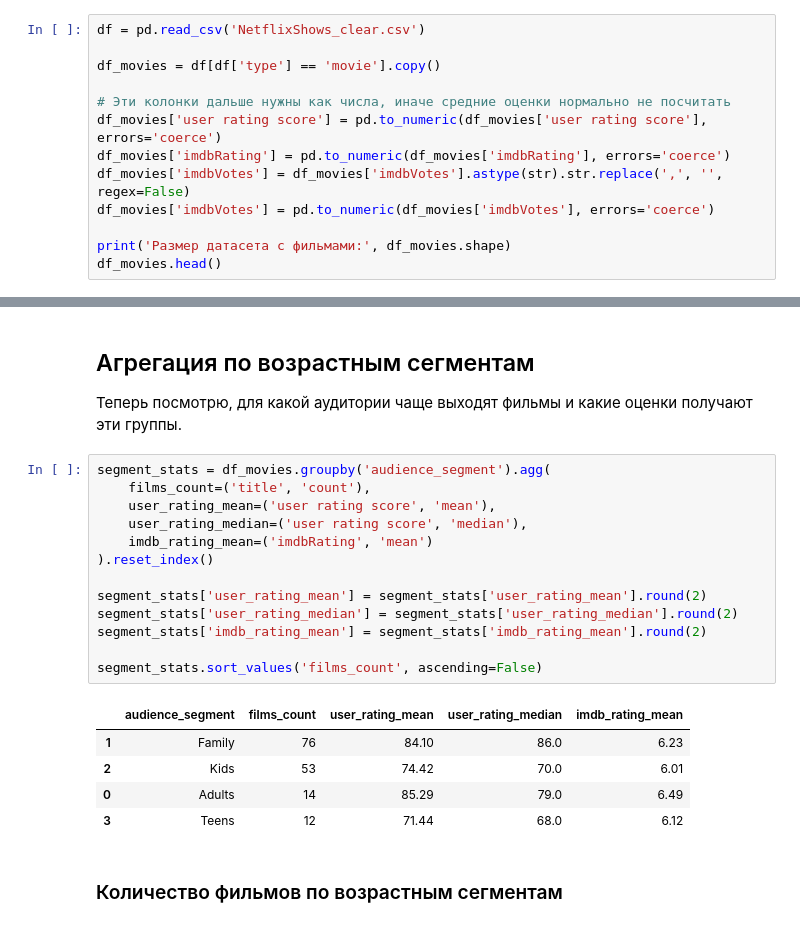
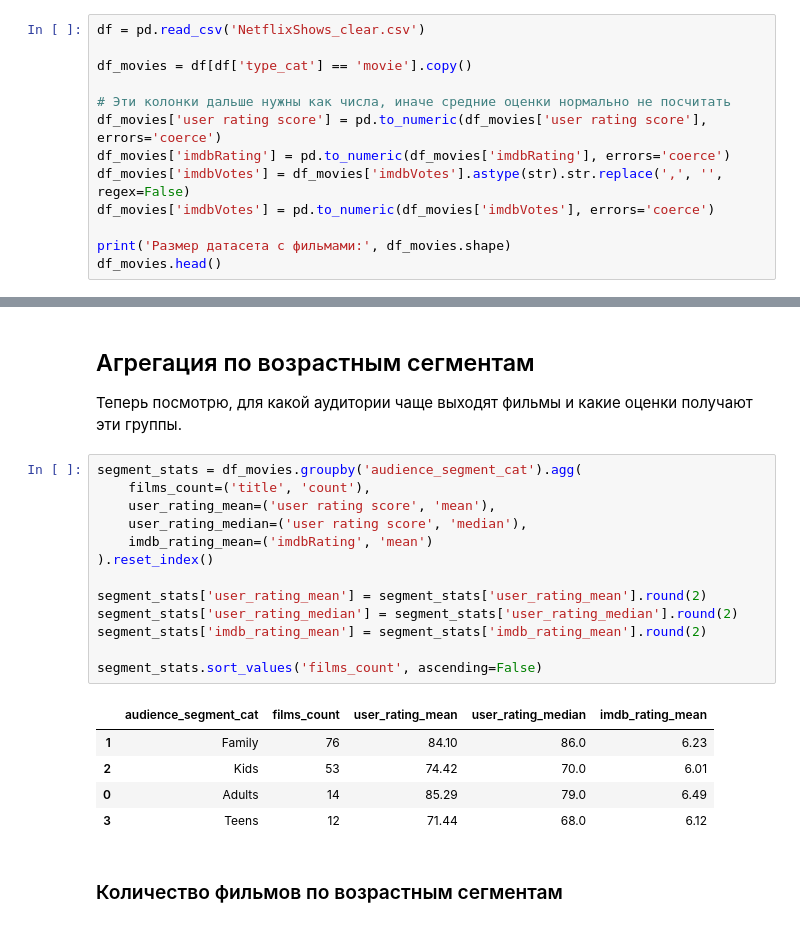
Before and after one commit to dtamendarov/MDS-EDA_Netflix, a Jupyter notebook: 04. Анализ фильмов (Данил).ipynb, the cells around one changed output, grey strips where cells are left out. Cells and saved outputs as stored; diff of their text form.

```diff
--- a/04. Анализ фильмов (Данил).ipynb
+++ b/04. Анализ фильмов (Данил).ipynb
@@ -18,7 +18,7 @@ pd.set_option('display.max_columns', None)
 # %%
 df = pd.read_csv('NetflixShows_clear.csv')
 
-df_movies = df[df['type'] == 'movie'].copy()
+df_movies = df[df['type_cat'] == 'movie'].copy()
 
 # Эти колонки дальше нужны как числа, иначе средние оценки нормально не посчитать
 df_movies['user rating score'] = pd.to_numeric(df_movies['user rating score'], errors='coerce')
@@ -124,20 +124,20 @@ Name: count, dtype: int64
 
 Теперь посмотрю, для какой аудитории чаще выходят фильмы и какие оценки получают эти группы.
 # %%
-segment_stats = df_movies.groupby('audience_segment').agg(
+segment_stats = df_movies.groupby('audience_segment_cat').agg(
     films_count=('title', 'count'),
     user_rating_mean=('user rating score', 'mean'),
     user_rating_median=('user rating score', 'median'),
     imdb_rating_mean=('imdbRating', 'mean')
 ).reset_index()
 
 segment_stats['user_rating_mean'] = segment_stats['user_rating_mean'].round(2)
 segment_stats['user_rating_median'] = segment_stats['user_rating_median'].round(2)
 segment_stats['imdb_rating_mean'] = segment_stats['imdb_rating_mean'].round(2)
 
 segment_stats.sort_values('films_count', ascending=False)
 # %% [output]
-|  | audience_segment | films_count | user_rating_mean | user_rating_median | imdb_rating_mean |
+|  | audience_segment_cat | films_count | user_rating_mean | user_rating_median | imdb_rating_mean |
 | 1 | Family | 76 | 84.10 | 86.0 | 6.23 |
 | 2 | Kids | 53 | 74.42 | 70.0 | 6.01 |
 | 0 | Adults | 14 | 85.29 | 79.0 | 6.49 |
```
Also changed, not shown: parts of 5 cells of this notebook.
